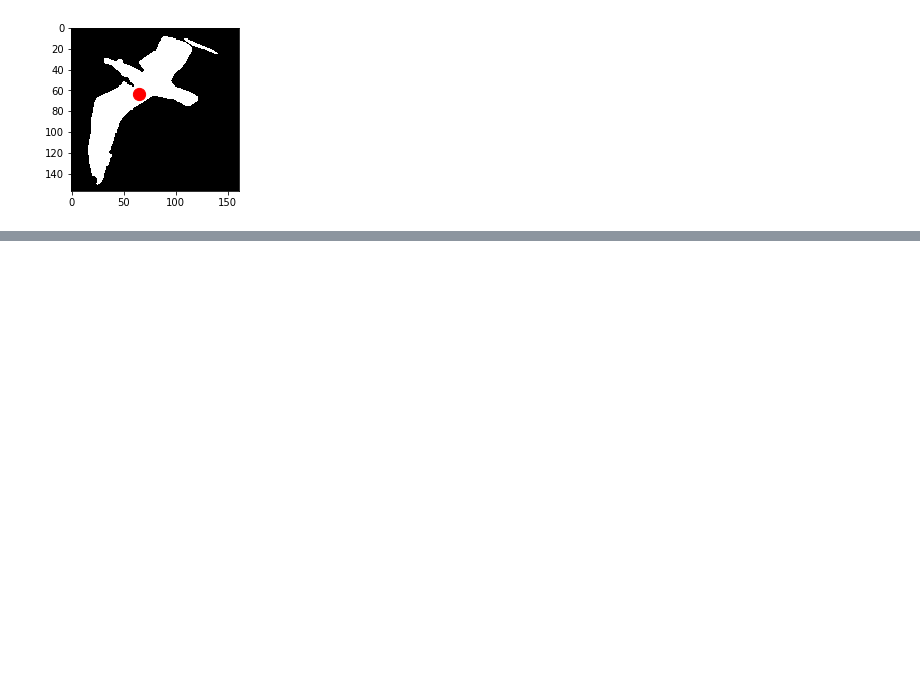
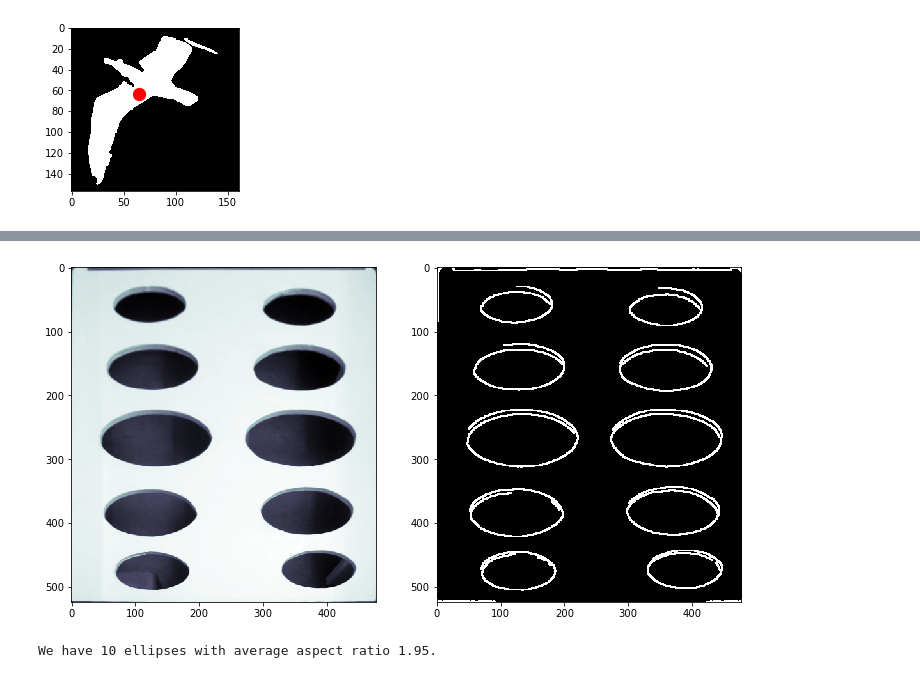
Before and after one commit to martinholub/motrack, a Jupyter notebook: motion-tracking.ipynb, the cells around one changed output, grey strips where cells are left out. Drawn from its saved outputs; the diff is of its cells as text; code cells hidden in the pictures; blank space fills up the shorter version.

```diff
--- a/motion-tracking.ipynb
+++ b/motion-tracking.ipynb
@@ -206,0 +387,11 @@ ax1.scatter(binary_props[0].centroid[0], binary_props[0].centroid[1], s = 150, c
+# %%
+# apply the four point tranform to obtain a "birds eye view" of the image
+pts = approxRect.reshape(4,2) # remove superfluous dimension
+warped = four_point_transform(gray_sharp, pts) # apply transformation
+
+# show the original and warped images
+cv2.imshow("Original", gray_sharp)
+cv2.imshow("Warped", warped)
+# Esc kills the window
+if cv2.waitKey(0) & 0xff == 27:
+    cv2.destroyAllWindows()
@@ -206,0 +403,53 @@ ax1.scatter(binary_props[0].centroid[0], binary_props[0].centroid[1], s = 150, c
+# %%
+# perform edge detection, then perform a dilation + erosion to
+# close gaps in between object edges
+kernel = cv2.getStructuringElement(cv2.MORPH_RECT,(3,3))
+warped_edged = cv2.Canny(warped, threshold1 = 150, threshold2 = 212)
+warped_edged = cv2.dilate(warped_edged, kernel = None, iterations=1)
+#edged = cv2.erode(edged, kernel = None, iterations=1)
+
+# Visualize the result
+fig, (ax1, ax2) = plt.subplots(1,2, figsize = (12, 12))
+ax1.imshow(warped, cmap = 'bone')
+ax2.imshow(warped_edged, cmap = 'bone')
+plt.show()
+# %% [output]
+[figure, added]
+# %%
+#find contours in the edge map
+_, cnts, _ = cv2.findContours(warped_edged.copy(), cv2.RETR_EXTERNAL, cv2.CHAIN_APPROX_SIMPLE)
+# explicit copy for visualization
+warpedVis = warped.copy()
+
+# Fit ellipse to each contour
+ellipList = []
+for i, c in enumerate(cnts):
+    ellip = cv2.fitEllipse(c)
+    (cX, cY), (minAx, majAx), ang = ellip
+    # Get aspect ratio
+    aspRat = majAx / minAx
+    # You dont want shapes that are too small or too tilted
+    if cv2.contourArea(c) < 100 or ang < 75 or ang > 115:
+        continue
+    # Append to list
+    ellipList.append([ellip, aspRat, ang, c])
+# Use apriori knowledge on number of sought objects
+numObjs = 10
+# Sort the list on aspect ratio and keep only as many objects as you expect
+ellipList = sorted(ellipList, key = lambda e: e[1], reverse = False)[:numObjs]
+
+# Visualize
+for ellip in ellipList:
+    ellip = ellip[0]
+    # draw the contour
+    # cv2.drawContours(warpedVis, [c], contourIdx = 0, color = (0,255,0), thickness = 2)
+    cv2.ellipse(warpedVis, ellip, color = (0, 255, 0), thickness = 2)
+    cv2.circle(warpedVis, (np.int(ellip[0][0]), np.int(ellip[0][1])), radius = 2, color = (255, 0, 0), thickness = 2)
+
+# cv2.imshow('Detected ellipses',warpedVis)
+# # Esc kills the window
+# if cv2.waitKey(0) & 0xff == 27:
+#     cv2.destroyAllWindows()
+print("We have {} ellipses with average aspect ratio {:0.2f}.".format(len(ellipList), np.mean([x[1] for x in ellipList])))
+# %% [output]
+We have 10 ellipses with average aspect ratio 1.95.
```
Also changed, not shown: parts of 46 cells of this notebook, 3 other files.
